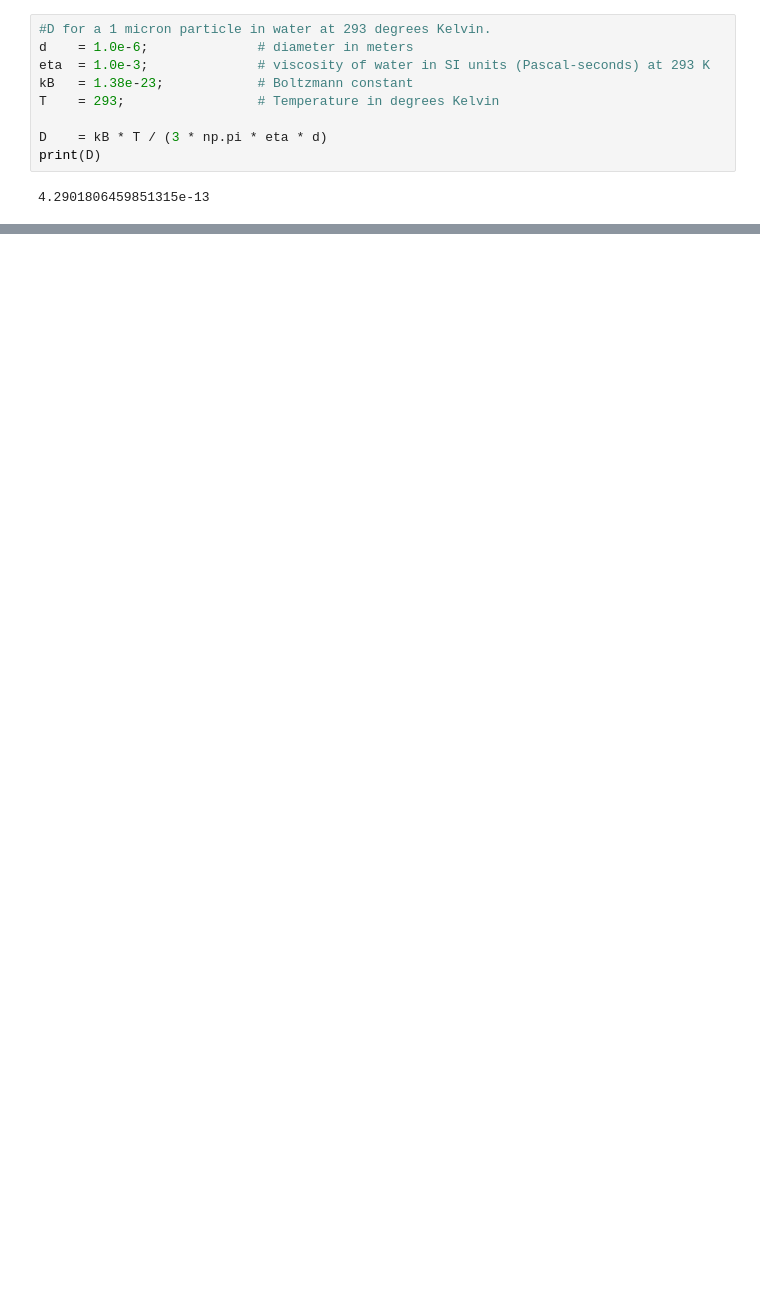
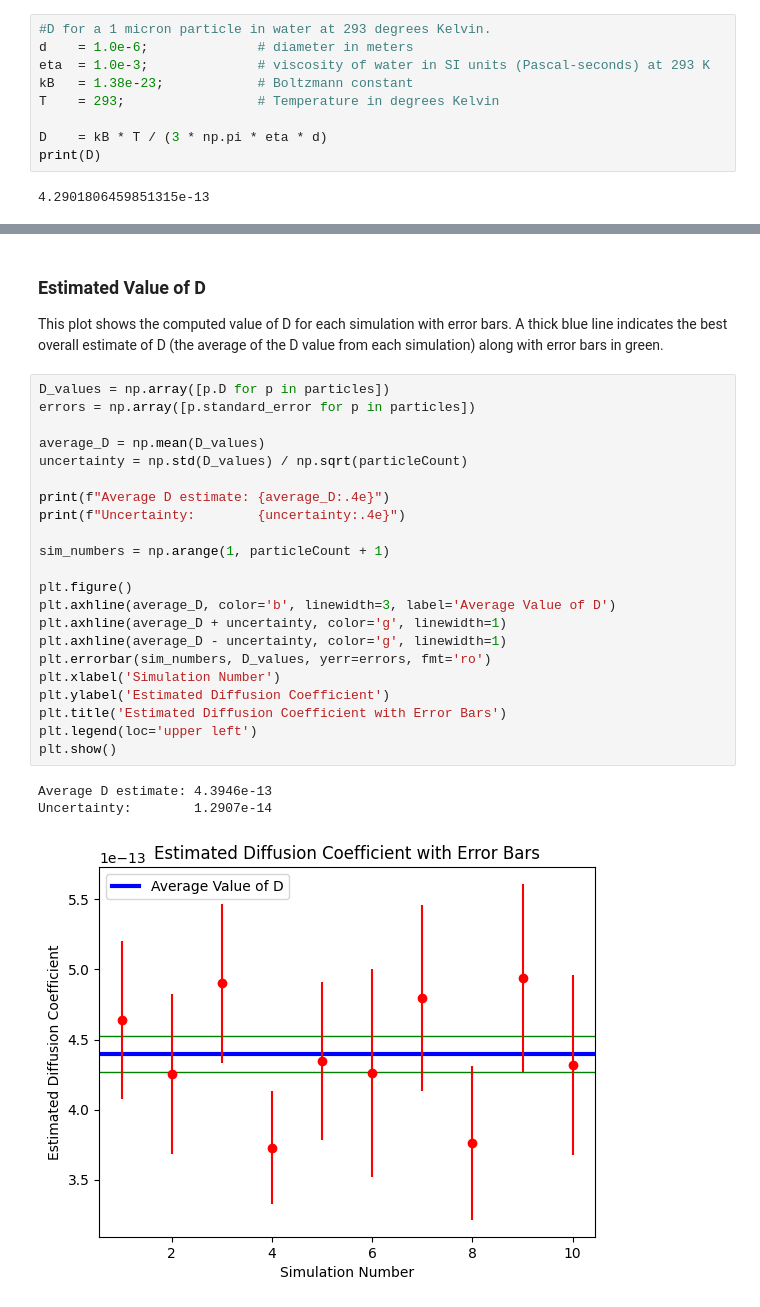
Before and after one commit to berkeley-physics111b/BMC, a Jupyter notebook: brownian_simulation.ipynb, the cells around one changed output, grey strips where cells are left out. Drawn from its saved outputs; the diff is of its cells as text; blank space fills up the shorter version.

```diff
--- a/brownian_simulation.ipynb
+++ b/brownian_simulation.ipynb
@@ -185,0 +274,30 @@ ValueError: x and y must have same first dimension, but have shapes (490,) and (
+# %% [markdown]
+### Estimated Value of D
+
+This plot shows the computed value of D for each simulation with error bars. A thick blue line indicates the best overall estimate of D (the average of the D value from each simulation) along with error bars in green.
+# %%
+D_values = np.array([p.D for p in particles])
+errors = np.array([p.standard_error for p in particles])
+
+average_D = np.mean(D_values)
+uncertainty = np.std(D_values) / np.sqrt(particleCount)
+
+print(f"Average D estimate: {average_D:.4e}")
+print(f"Uncertainty:        {uncertainty:.4e}")
+
+sim_numbers = np.arange(1, particleCount + 1)
+
+plt.figure()
+plt.axhline(average_D, color='b', linewidth=3, label='Average Value of D')
+plt.axhline(average_D + uncertainty, color='g', linewidth=1)
+plt.axhline(average_D - uncertainty, color='g', linewidth=1)
+plt.errorbar(sim_numbers, D_values, yerr=errors, fmt='ro')
+plt.xlabel('Simulation Number')
+plt.ylabel('Estimated Diffusion Coefficient')
+plt.title('Estimated Diffusion Coefficient with Error Bars')
+plt.legend(loc='upper left')
+plt.show()
+# %% [output]
+Average D estimate: 4.3946e-13
+Uncertainty:        1.2907e-14
+[figure, added]
```
Also changed, not shown: parts of 47 cells of this notebook.
